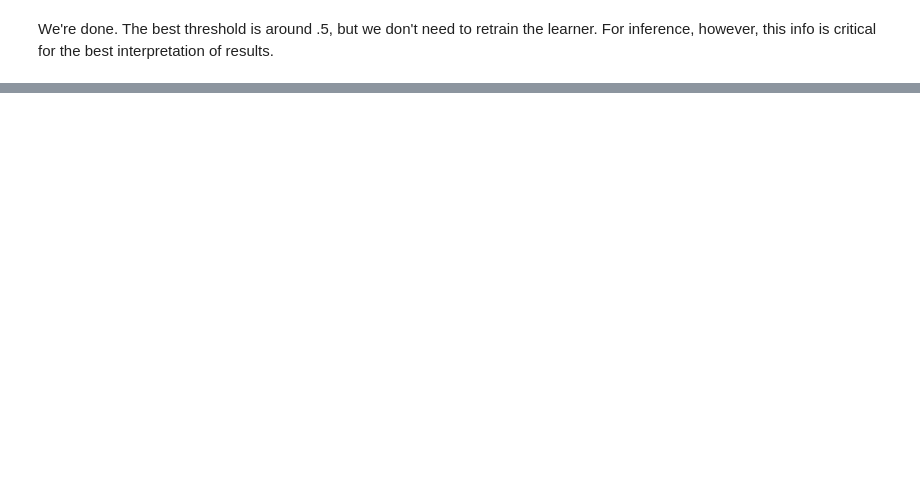
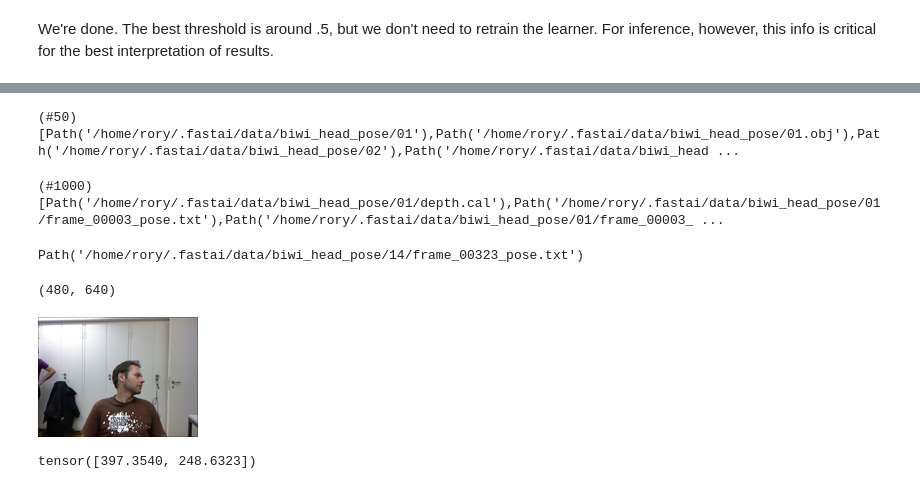
Before and after one commit to mccallion/rory, a Jupyter notebook: _20210125_06_multicat_review.ipynb, the cells around one changed output, grey strips where cells are left out. Cells and saved outputs as stored; diff of their text form; code cells hidden in the pictures; blank space fills up the shorter version.

```diff
--- a/_20210125_06_multicat_review.ipynb
+++ b/_20210125_06_multicat_review.ipynb
@@ -270,0 +276,25 @@ We're done. The best threshold is around .5, but we don't need to retrain the le
+# %%
+path = untar_data(URLs.BIWI_HEAD_POSE)
+# %%
+path.ls().sorted()
+# %% [output]
+(#50) [Path('/home/rory/.fastai/data/biwi_head_pose/01'),Path('/home/rory/.fastai/data/biwi_head_pose/01.obj'),Path('/home/rory/.fastai/data/biwi_head_pose/02'),Path('/home/rory/.fastai/data/biwi_head ...
+# %%
+(path/'01').ls().sorted()
+# %% [output]
+(#1000) [Path('/home/rory/.fastai/data/biwi_head_pose/01/depth.cal'),Path('/home/rory/.fastai/data/biwi_head_pose/01/frame_00003_pose.txt'),Path('/home/rory/.fastai/data/biwi_head_pose/01/frame_00003_ ...
+# %%
+img_files = get_image_files(path)
+def img2pose(x): return Path(f'{str(x)[:-7]}pose.txt')
+img2pose(img_files[0])
+# %% [output]
+Path('/home/rory/.fastai/data/biwi_head_pose/14/frame_00323_pose.txt')
+# %%
+im = PILImage.create(img_files[0])
+im.shape
+# %% [output]
+(480, 640)
+# %%
+im.to_thumb(160)
+# %% [output]
+[figure, added]
@@ -270,0 +308,4 @@ We're done. The best threshold is around .5, but we don't need to retrain the le
+# %%
+get_ctr(img_files[0])
+# %% [output]
+tensor([397.3540, 248.6323])
```
Also changed, not shown: parts of 28 cells of this notebook, 2 other files.
